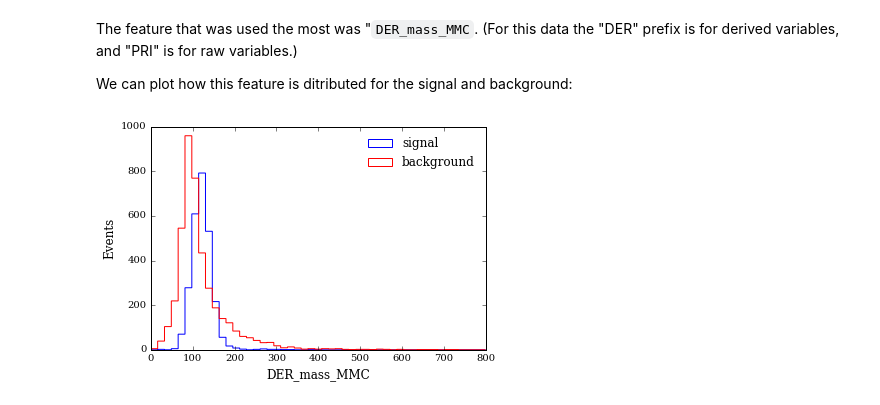
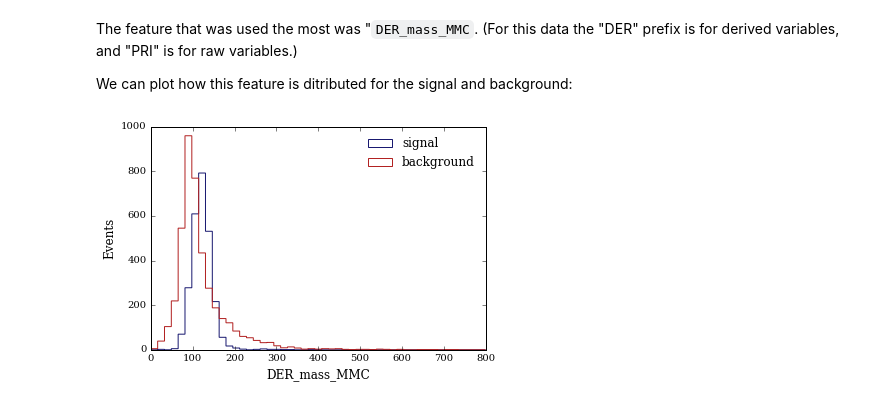
Before and after one commit to k-woodruff/bdt-tutorial, a Jupyter notebook: bdt_tutorial.ipynb, the cells around one changed output. Saved outputs shown, nothing was run; the diff lists cells and outputs as text; code cells hidden in the pictures.

```diff
--- a/bdt_tutorial.ipynb
+++ b/bdt_tutorial.ipynb
@@ -220,11 +247,11 @@
 We can plot how this feature is ditributed for the signal and background:
 # %%
 plt.figure();
-plt.hist(data_train.DER_mass_MMC[data_train.Label == 's'],bins=np.linspace(0,800,50),histtype='step',color='blue',label='signal');
-plt.hist(data_train.DER_mass_MMC[data_train.Label == 'b'],bins=np.linspace(0,800,50),histtype='step',color='red',label='background');
+plt.hist(data_train.DER_mass_MMC[data_train.Label == 's'],bins=np.linspace(0,800,50),histtype='step',color='midnightblue',label='signal');
+plt.hist(data_train.DER_mass_MMC[data_train.Label == 'b'],bins=np.linspace(0,800,50),histtype='step',color='firebrick',label='background');
 
 plt.xlabel('DER_mass_MMC',fontsize=12);
 plt.ylabel('Events',fontsize=12);
 plt.legend(frameon=False);
 # %% [output]
-[figure, old version]
+[figure, new version]
```
Also changed, not shown: parts of 8 cells of this notebook.
